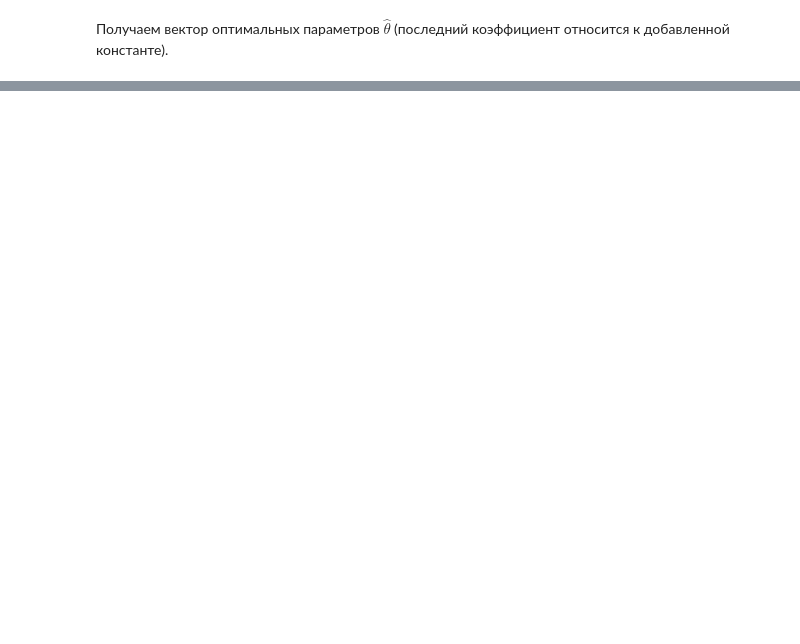
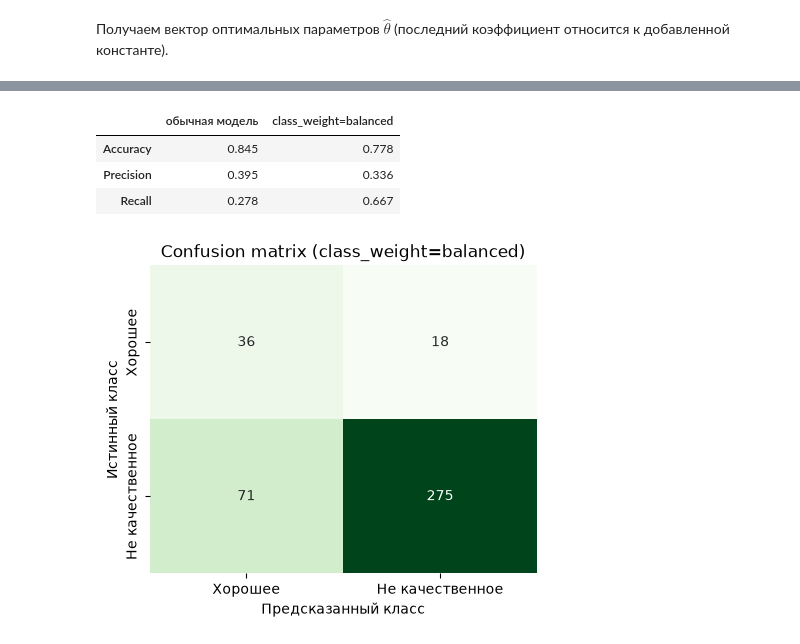
Before and after one commit to Mastertuz/ALM, a Jupyter notebook: solutions/pr2/Текущий контроль 2.ipynb, the cells around one changed output, grey strips where cells are left out. Saved outputs shown, nothing was run; the diff lists cells and outputs as text; code cells hidden in the pictures; blank space fills up the shorter version.

```diff
--- a/solutions/pr2/Текущий контроль 2.ipynb
+++ b/solutions/pr2/Текущий контроль 2.ipynb
@@ -239,0 +327,25 @@ print('\nТочность (accuracy) классификации на обуча
+# %%
+model_bal = LogisticRegression(fit_intercept=False, class_weight='balanced', random_state=0, max_iter=10000)
+_ = model_bal.fit(X_train, y_train)
+y_pred_bal = model_bal.predict(X_test)
+
+results = pd.DataFrame({
+    'обычная модель': [accuracy_score(y_test, y_pred), precision_score(y_test, y_pred, pos_label=1), recall_score(y_test, y_pred, pos_label=1)],
+    'class_weight=balanced': [accuracy_score(y_test, y_pred_bal), precision_score(y_test, y_pred_bal, pos_label=1), recall_score(y_test, y_pred_bal, pos_label=1)],
+}, index=['Accuracy', 'Precision', 'Recall']).round(3)
+display(results)
+
+cm_bal = confusion_matrix(y_test, y_pred_bal, labels=[1, -1])
+plt.figure(figsize=(5, 4))
+sns.heatmap(cm_bal, annot=True, fmt='d', cmap='Greens', cbar=False,
+            xticklabels=['Хорошее', 'Не качественное'], yticklabels=['Хорошее', 'Не качественное'])
+plt.xlabel('Предсказанный класс')
+plt.ylabel('Истинный класс')
+plt.title('Confusion matrix (class_weight=balanced)')
+plt.show()
+# %% [output]
+|  | обычная модель | class_weight=balanced |
+| Accuracy | 0.845 | 0.778 |
+| Precision | 0.395 | 0.336 |
+| Recall | 0.278 | 0.667 |
+[figure, added]
```
Also changed, not shown: parts of 18 cells of this notebook, 1 other file.
